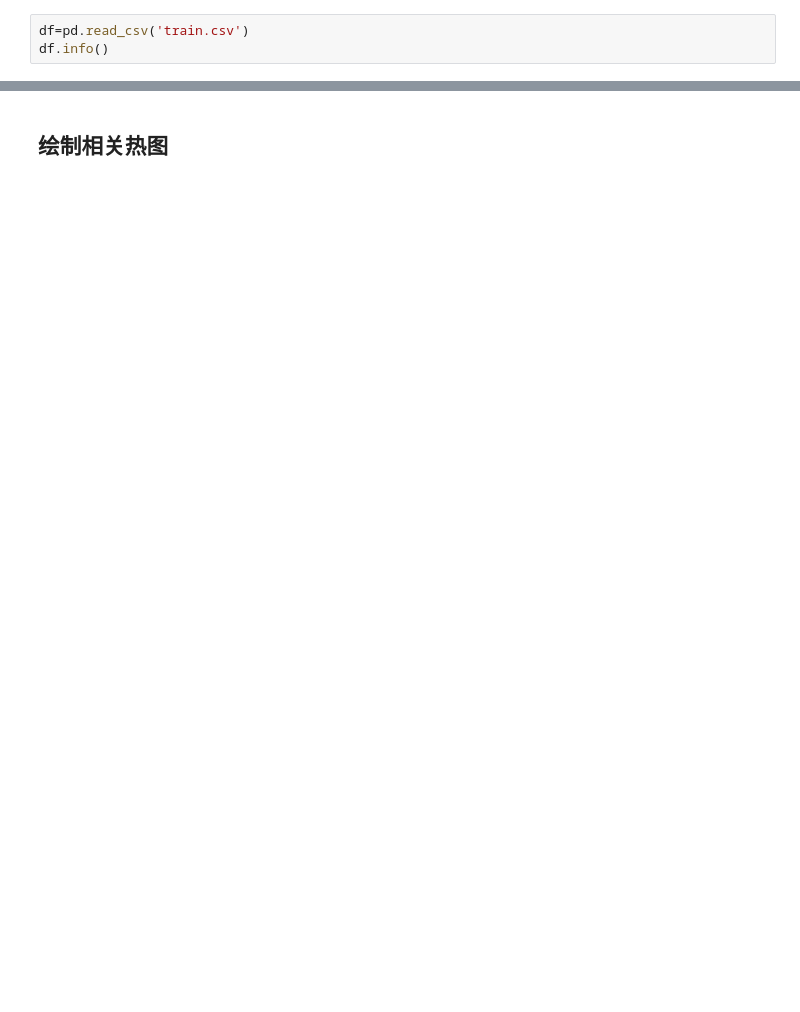
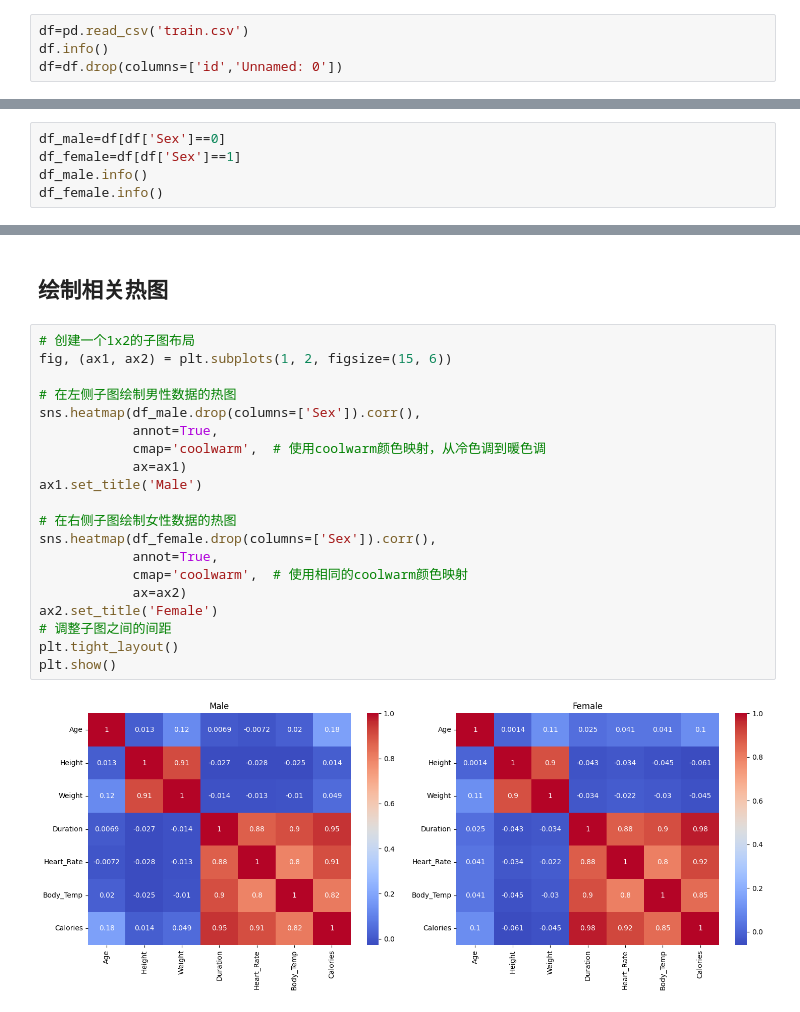
Before and after one commit to Hadesgo-miku/Calories, a Jupyter notebook: feature_engineering.ipynb, the cells around one changed output, grey strips where cells are left out. Saved outputs shown, nothing was run; the diff lists cells and outputs as text; blank space fills up the shorter version.

```diff
--- a/feature_engineering.ipynb
+++ b/feature_engineering.ipynb
@@ -6,6 +7,7 @@ import seaborn as sns
 # %%
 df=pd.read_csv('train.csv')
 df.info()
+df=df.drop(columns=['id','Unnamed: 0'])
 # %% [output]
 <class 'pandas.core.frame.DataFrame'>
 RangeIndex: 750000 entries, 0 to 749999
@@ -37,0 +42,5 @@ Calories 运动过程中消耗的热量（通常以千卡 kcal 为单位）
+# %%
+df_male=df[df['Sex']==0]
+df_female=df[df['Sex']==1]
+df_male.info()
+df_female.info()
@@ -38,2 +65,24 @@ Calories 运动过程中消耗的热量（通常以千卡 kcal 为单位）
 # %% [markdown]
 ## 绘制相关热图
+# %%
+# 创建一个1x2的子图布局
+fig, (ax1, ax2) = plt.subplots(1, 2, figsize=(15, 6))
+
+# 在左侧子图绘制男性数据的热图
+sns.heatmap(df_male.drop(columns=['Sex']).corr(),
+            annot=True,
+            cmap='coolwarm',  # 使用coolwarm颜色映射，从冷色调到暖色调
+            ax=ax1)
+ax1.set_title('Male')
+
+# 在右侧子图绘制女性数据的热图
+sns.heatmap(df_female.drop(columns=['Sex']).corr(),
+            annot=True,
+            cmap='coolwarm',  # 使用相同的coolwarm颜色映射
+            ax=ax2)
+ax2.set_title('Female')
+# 调整子图之间的间距
+plt.tight_layout()
+plt.show()
+# %% [output]
+[figure, added]
```
Also changed, not shown: parts of 10 cells of this notebook, 1 other file.
